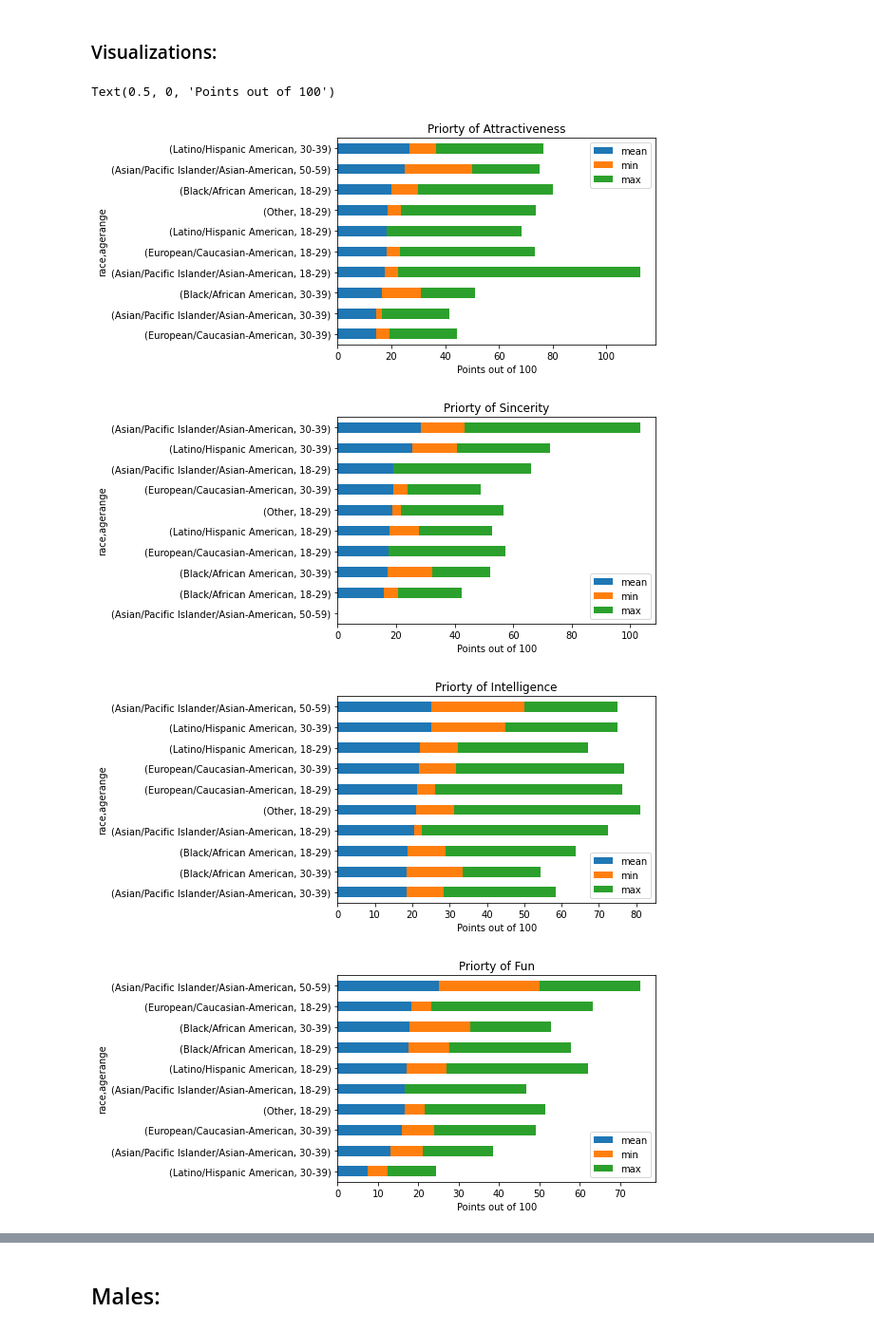
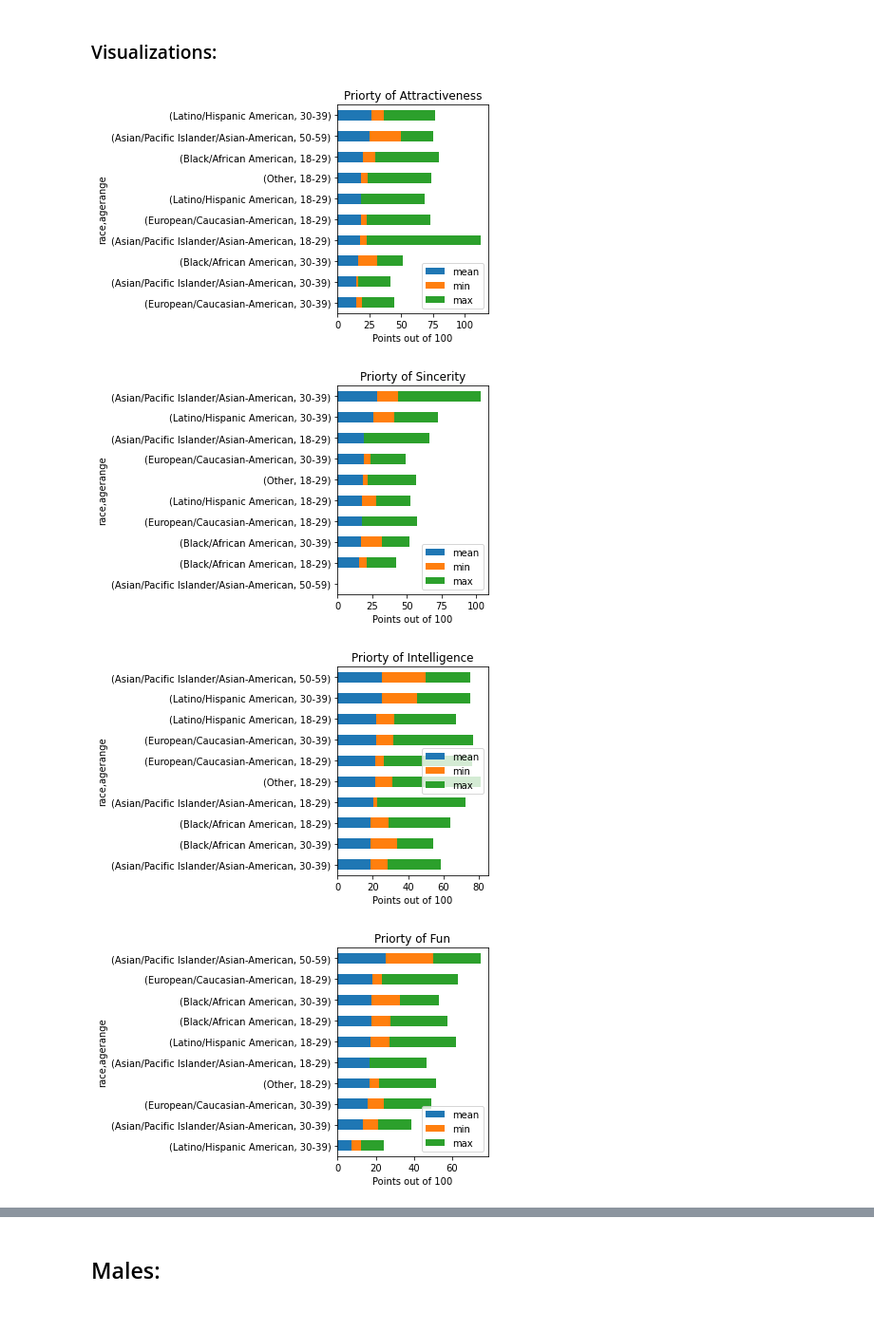
Before and after one commit to okwan91/Speed_dating, a Jupyter notebook: Notebooks/Graphs.ipynb, the cells around one changed output, grey strips where cells are left out. Shown: that part at 95% size. Drawn from its saved outputs; the diff is of its cells as text; code cells hidden in the pictures.

Commit message:
more graphs

```diff
--- a/Notebooks/Graphs.ipynb
+++ b/Notebooks/Graphs.ipynb
@@ -55,21 +55,25 @@ a_e_f
 ### Visualizations:
 # %%
 a_e_f.sort_values([('attr1_1','mean')], ascending = True).plot(kind = 'barh', y = "attr1_1", stacked = True, title = "Priorty of Attractiveness").set_xlabel('Points out of 100')
+plt.tight_layout()
 #plt.savefig('f_attr1_1.png')
 a_e_f.sort_values([('sinc1_1','mean')], ascending = True).plot(kind = 'barh', y = "sinc1_1", stacked = True, title = "Priorty of Sincerity").set_xlabel('Points out of 100')
+plt.tight_layout()
 #plt.savefig('f_sinc1_1.png')
 a_e_f.sort_values([('intel1_1','mean')], ascending = True).plot(kind = 'barh', y = "intel1_1", stacked = True, title = "Priorty of Intelligence").set_xlabel('Points out of 100')
+plt.tight_layout()
 #plt.savefig('f_intel1_1.png')
 a_e_f.sort_values([('fun1_1','mean')], ascending = True).plot(kind = 'barh', y = "fun1_1", stacked = True, title = "Priorty of Fun").set_xlabel('Points out of 100')
+plt.tight_layout()
 #plt.savefig('f_fun1_1.png')
 a_e_f.sort_values([('amb1_1','mean')], ascending = True).plot(kind = 'barh', y = "amb1_1", stacked = True, title = "Priorty of Ambition").set_xlabel('Points out of 100')
+plt.tight_layout()
 #plt.savefig('f_amb1_1.png')
 a_e_f.sort_values([('shar1_1','mean')], ascending = True).plot(kind = 'barh', y = "shar1_1", stacked = True, title = "Priorty of Shared Interests").set_xlabel('Points out of 100')
-
-# plt.savefig('a_e_fshar1_1.png')
+plt.tight_layout()
+#plt.savefig('a_e_fshar1_1.png')
 # %% [output]
-Text(0.5, 0, 'Points out of 100')
-[figure, old version]
+[figure, new version]
-[figure, old version]
+[figure, new version]
-[figure, old version]
+[figure, new version]
-[figure, old version]
+[figure, new version]
```
Also changed, not shown: parts of 6 cells of this notebook, 16 other files.
